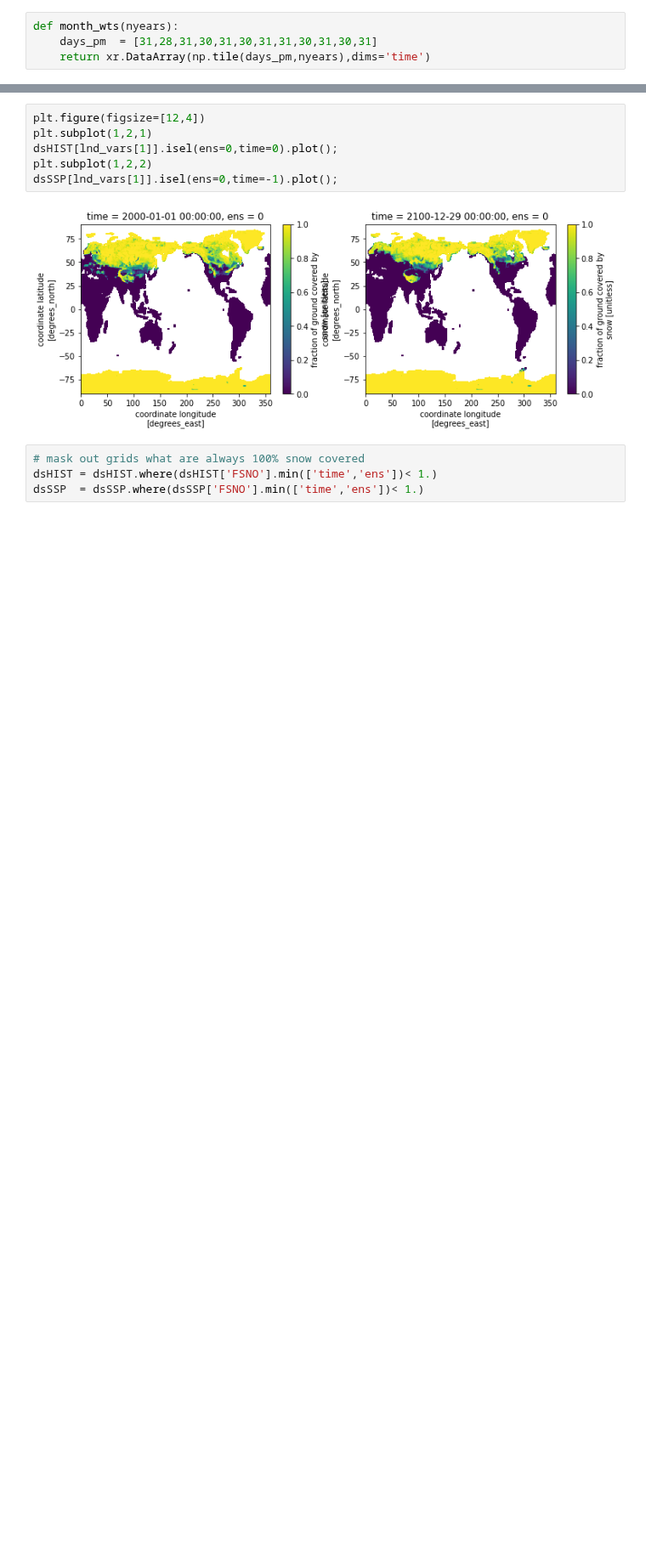
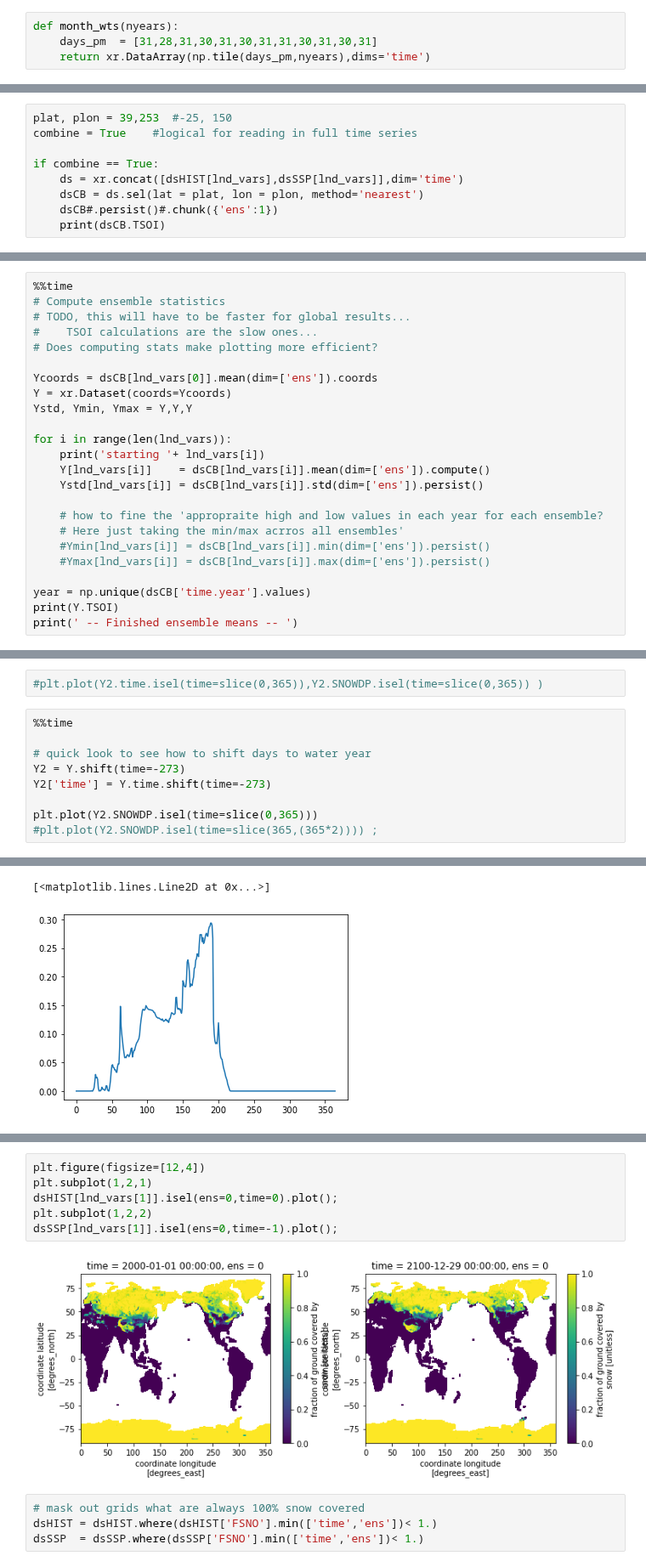
Before and after one commit to wwieder/cesm-lens, a Jupyter notebook: notebooks/lens2_RainSnow.ipynb, the cells around one changed output, grey strips where cells are left out. Shown at 85% size. Drawn from its saved outputs; the diff is of its cells as text; blank space fills up the shorter version.

```diff
--- a/notebooks/lens2_RainSnow.ipynb
+++ b/notebooks/lens2_RainSnow.ipynb
@@ -202,0 +210,9 @@ Wall time: 2.87 s
+# %%
+plat, plon = 39,253  #-25, 150
+combine = True    #logical for reading in full time series
+
+if combine == True:
+    ds = xr.concat([dsHIST[lnd_vars],dsSSP[lnd_vars]],dim='time')
+    dsCB = ds.sel(lat = plat, lon = plon, method='nearest')
+    dsCB#.persist()#.chunk({'ens':1})
+    print(dsCB.TSOI)
@@ -202,0 +235,24 @@ Wall time: 2.87 s
+# %%
+%%time
+# Compute ensemble statistics
+# TODO, this will have to be faster for global results...
+#    TSOI calculations are the slow ones...
+# Does computing stats make plotting more efficient?
+
+Ycoords = dsCB[lnd_vars[0]].mean(dim=['ens']).coords
+Y = xr.Dataset(coords=Ycoords)
+Ystd, Ymin, Ymax = Y,Y,Y
+
+for i in range(len(lnd_vars)):
+    print('starting '+ lnd_vars[i])
+    Y[lnd_vars[i]]    = dsCB[lnd_vars[i]].mean(dim=['ens']).compute()
+    Ystd[lnd_vars[i]] = dsCB[lnd_vars[i]].std(dim=['ens']).persist()
+
+    # how to fine the 'appropraite high and low values in each year for each ensemble?
+    # Here just taking the min/max acrros all ensembles'
+    #Ymin[lnd_vars[i]] = dsCB[lnd_vars[i]].min(dim=['ens']).persist()
+    #Ymax[lnd_vars[i]] = dsCB[lnd_vars[i]].max(dim=['ens']).persist()
+
+year = np.unique(dsCB['time.year'].values)
+print(Y.TSOI)
+print(' -- Finished ensemble means -- ')
@@ -202,0 +271,12 @@ Wall time: 2.87 s
+# %%
+#plt.plot(Y2.time.isel(time=slice(0,365)),Y2.SNOWDP.isel(time=slice(0,365)) )
+# %%
+%%time
+
+# quick look to see how to shift days to water year
+Y2 = Y.shift(time=-273)
+Y2['time'] = Y.time.shift(time=-273)
+
+plt.plot(Y2.SNOWDP.isel(time=slice(0,365)))
+#plt.plot(Y2.SNOWDP.isel(time=slice(365,(365*2)))) ;
+# %% [output]
@@ -202,0 +285,2 @@ Wall time: 2.87 s
+[<matplotlib.lines.Line2D at 0x...>]
+[figure, added]
```
Also changed, not shown: parts of 20 cells of this notebook.
